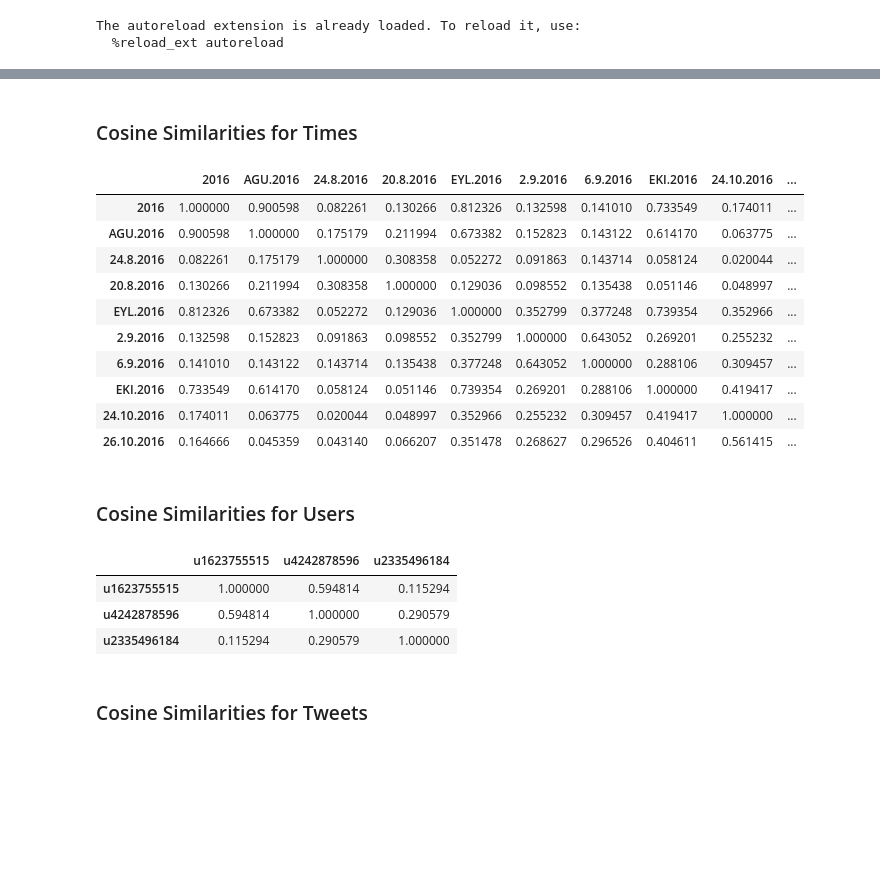
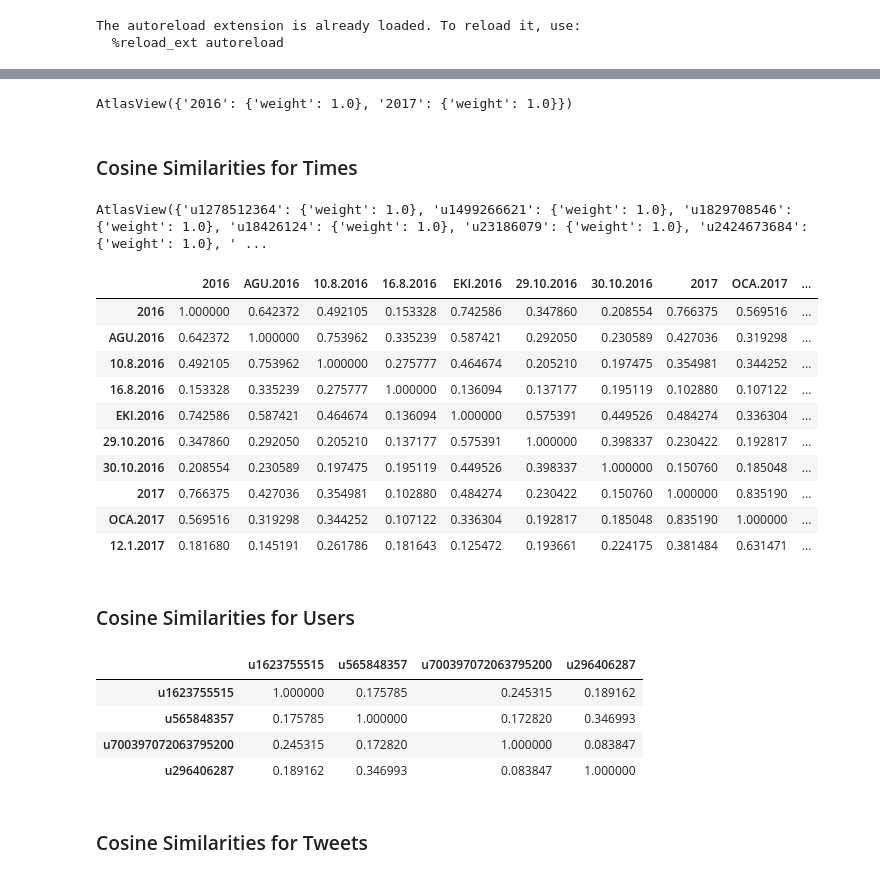
Before and after one commit to GTU-Projects/CSE496_Node2Vec_2018, a Jupyter notebook: src/collectAll.ipynb, the cells around one changed output, grey strips where cells are left out. Drawn from its saved outputs; the diff is of its cells as text; code cells hidden in the pictures; blank space fills up the shorter version.

Commit message:
Tweets data ner and graphs were updated.

```diff
--- a/src/collectAll.ipynb
+++ b/src/collectAll.ipynb
@@ -145,2 +241,8 @@ def create_all_graph(tweets):
 
     return G1
+# %%
+dataset = tweets[0:100]
+dataset += tweets[3000:3050]
+dataset += tweets[5000:5100]
+dataset += tweets[8000:8050]
+len(dataset)
@@ -147,6 +251,6 @@ def create_all_graph(tweets):
 # %%
 %%time
-graph = create_all_graph(tweets[:3000])
+graph = create_all_graph(dataset, allFriendships)
 print("Number of edges: ",graph.number_of_edges())
 print("Number of nodes: ",graph.number_of_nodes())
 # %% [output]
@@ -164,7 +278,8 @@ Wall time: 852 ms
 # %%
 %%time
-graphN2V = N2V.Graph(graph, True, 1.0, 1.0)
+graphN2V = N2V.Graph(graph, is_directed = False, p=1.0, q=1.0)
 graphN2V.preprocess_transition_probs()
-walks = graphN2V.simulate_walks(5000, 80)
+walks = graphN2V.simulate_walks(1000, 80)
+model = N2V.learn_embeddings(walks,"graphAll")
 # %% [output]
 Walk iteration:
@@ -201,0 +289,5 @@ model.wv.most_similar('u1623755515')
+# %%
+graph['YIL'] #,graph[]
+#model.wv.most_similar('t764606955562360832')
+# %% [output]
+AtlasView({'2016': {'weight': 1.0}, '2017': {'weight': 1.0}})
@@ -202,36 +301,41 @@ model.wv.most_similar('u1623755515')
 # %% [markdown]
 ### Cosine Similarities for Times
+# %%
+graph['u1623755515']
+# %% [output]
+AtlasView({'u1278512364': {'weight': 1.0}, 'u1499266621': {'weight': 1.0}, 'u1829708546': {'weight': 1.0}, 'u18426124': {'weight': 1.0}, 'u23186079': {'weight': 1.0}, 'u2424673684': {'weight': 1.0}, ' ...
 # %%
-column_names = ['2016', 'AGU.2016', '24.8.2016', "20.8.2016", 'EYL.2016', '2.9.2016', '6.9.2016','EKI.2016','24.10.2016','26.10.2016']
+column_names = ['2016', 'AGU.2016', '10.8.2016', "16.8.2016", 'EKI.2016','29.10.2016','30.10.2016','2017','OCA.2017', '12.1.2017']
 matrix1 = np.stack((model.wv[column_names]))
 cosines1 = cosine_similarity(matrix1)
 df1 = pd.DataFrame(cosines1, columns=column_names, index=column_names)
 df1
 # %% [output]
-|  | 2016 | AGU.2016 | 24.8.2016 | 20.8.2016 | EYL.2016 | 2.9.2016 | 6.9.2016 | EKI.2016 | 24.10.2016 | ... |
-| 2016 | 1.000000 | 0.900598 | 0.082261 | 0.130266 | 0.812326 | 0.132598 | 0.141010 | 0.733549 | 0.174011 | ... |
-| AGU.2016 | 0.900598 | 1.000000 | 0.175179 | 0.211994 | 0.673382 | 0.152823 | 0.143122 | 0.614170 | 0.063775 | ... |
-| 24.8.2016 | 0.082261 | 0.175179 | 1.000000 | 0.308358 | 0.052272 | 0.091863 | 0.143714 | 0.058124 | 0.020044 | ... |
-| 20.8.2016 | 0.130266 | 0.211994 | 0.308358 | 1.000000 | 0.129036 | 0.098552 | 0.135438 | 0.051146 | 0.048997 | ... |
-| EYL.2016 | 0.812326 | 0.673382 | 0.052272 | 0.129036 | 1.000000 | 0.352799 | 0.377248 | 0.739354 | 0.352966 | ... |
-| 2.9.2016 | 0.132598 | 0.152823 | 0.091863 | 0.098552 | 0.352799 | 1.000000 | 0.643052 | 0.269201 | 0.255232 | ... |
-| 6.9.2016 | 0.141010 | 0.143122 | 0.143714 | 0.135438 | 0.377248 | 0.643052 | 1.000000 | 0.288106 | 0.309457 | ... |
-| EKI.2016 | 0.733549 | 0.614170 | 0.058124 | 0.051146 | 0.739354 | 0.269201 | 0.288106 | 1.000000 | 0.419417 | ... |
-| 24.10.2016 | 0.174011 | 0.063775 | 0.020044 | 0.048997 | 0.352966 | 0.255232 | 0.309457 | 0.419417 | 1.000000 | ... |
-| 26.10.2016 | 0.164666 | 0.045359 | 0.043140 | 0.066207 | 0.351478 | 0.268627 | 0.296526 | 0.404611 | 0.561415 | ... |
+|  | 2016 | AGU.2016 | 10.8.2016 | 16.8.2016 | EKI.2016 | 29.10.2016 | 30.10.2016 | 2017 | OCA.2017 | ... |
+| 2016 | 1.000000 | 0.642372 | 0.492105 | 0.153328 | 0.742586 | 0.347860 | 0.208554 | 0.766375 | 0.569516 | ... |
+| AGU.2016 | 0.642372 | 1.000000 | 0.753962 | 0.335239 | 0.587421 | 0.292050 | 0.230589 | 0.427036 | 0.319298 | ... |
+| 10.8.2016 | 0.492105 | 0.753962 | 1.000000 | 0.275777 | 0.464674 | 0.205210 | 0.197475 | 0.354981 | 0.344252 | ... |
+| 16.8.2016 | 0.153328 | 0.335239 | 0.275777 | 1.000000 | 0.136094 | 0.137177 | 0.195119 | 0.102880 | 0.107122 | ... |
+| EKI.2016 | 0.742586 | 0.587421 | 0.464674 | 0.136094 | 1.000000 | 0.575391 | 0.449526 | 0.484274 | 0.336304 | ... |
+| 29.10.2016 | 0.347860 | 0.292050 | 0.205210 | 0.137177 | 0.575391 | 1.000000 | 0.398337 | 0.230422 | 0.192817 | ... |
+| 30.10.2016 | 0.208554 | 0.230589 | 0.197475 | 0.195119 | 0.449526 | 0.398337 | 1.000000 | 0.150760 | 0.185048 | ... |
+| 2017 | 0.766375 | 0.427036 | 0.354981 | 0.102880 | 0.484274 | 0.230422 | 0.150760 | 1.000000 | 0.835190 | ... |
+| OCA.2017 | 0.569516 | 0.319298 | 0.344252 | 0.107122 | 0.336304 | 0.192817 | 0.185048 | 0.835190 | 1.000000 | ... |
+| 12.1.2017 | 0.181680 | 0.145191 | 0.261786 | 0.181643 | 0.125472 | 0.193661 | 0.224175 | 0.381484 | 0.631471 | ... |
 # %% [markdown]
 ### Cosine Similarities for Users
 # %%
-column_names = ['u1623755515','u4242878596','u2335496184']
+column_names = ['u1623755515','u565848357','u700397072063795200','u296406287']
 matrix1 = np.stack((model.wv[column_names]))
 cosines1 = cosine_similarity(matrix1)
 df1 = pd.DataFrame(cosines1, columns=column_names, index=column_names)
 df1
 # %% [output]
-|  | u1623755515 | u4242878596 | u2335496184 |
-| u1623755515 | 1.000000 | 0.594814 | 0.115294 |
-| u4242878596 | 0.594814 | 1.000000 | 0.290579 |
-| u2335496184 | 0.115294 | 0.290579 | 1.000000 |
+|  | u1623755515 | u565848357 | u700397072063795200 | u296406287 |
+| u1623755515 | 1.000000 | 0.175785 | 0.245315 | 0.189162 |
+| u565848357 | 0.175785 | 1.000000 | 0.172820 | 0.346993 |
+| u700397072063795200 | 0.245315 | 0.172820 | 1.000000 | 0.083847 |
+| u296406287 | 0.189162 | 0.346993 | 0.083847 | 1.000000 |
 # %% [markdown]
 ### Cosine Similarities for Tweets
 # %%
```
Also changed, not shown: parts of 24 cells of this notebook, 7 other files.
